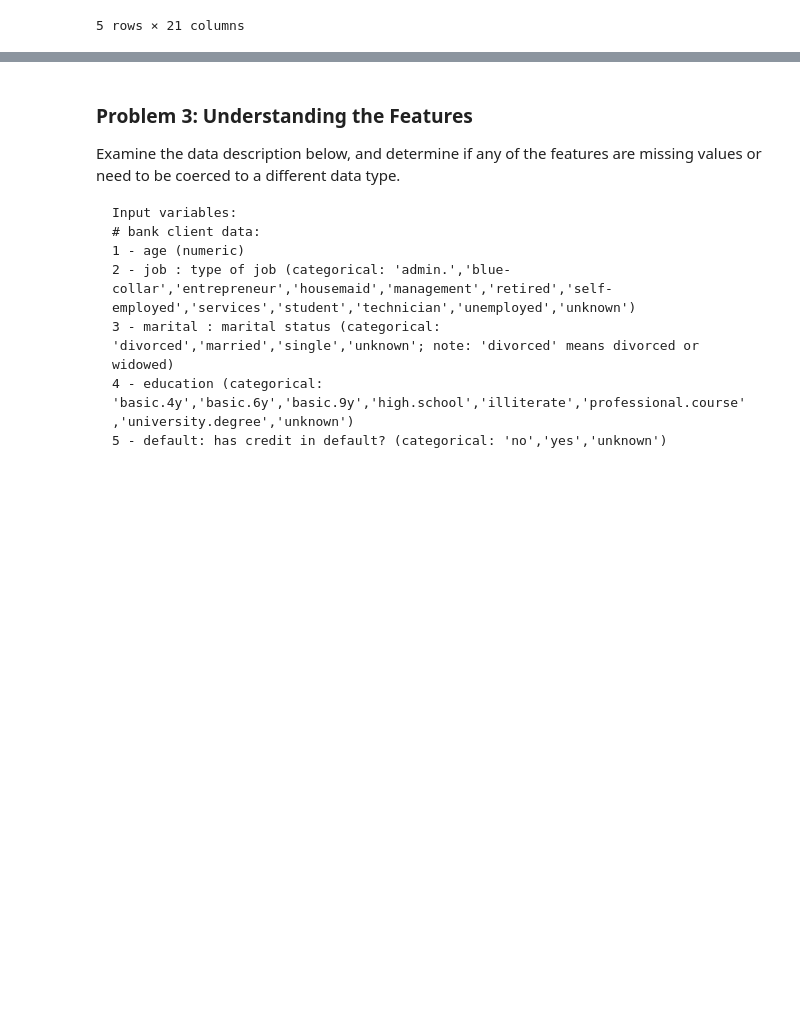
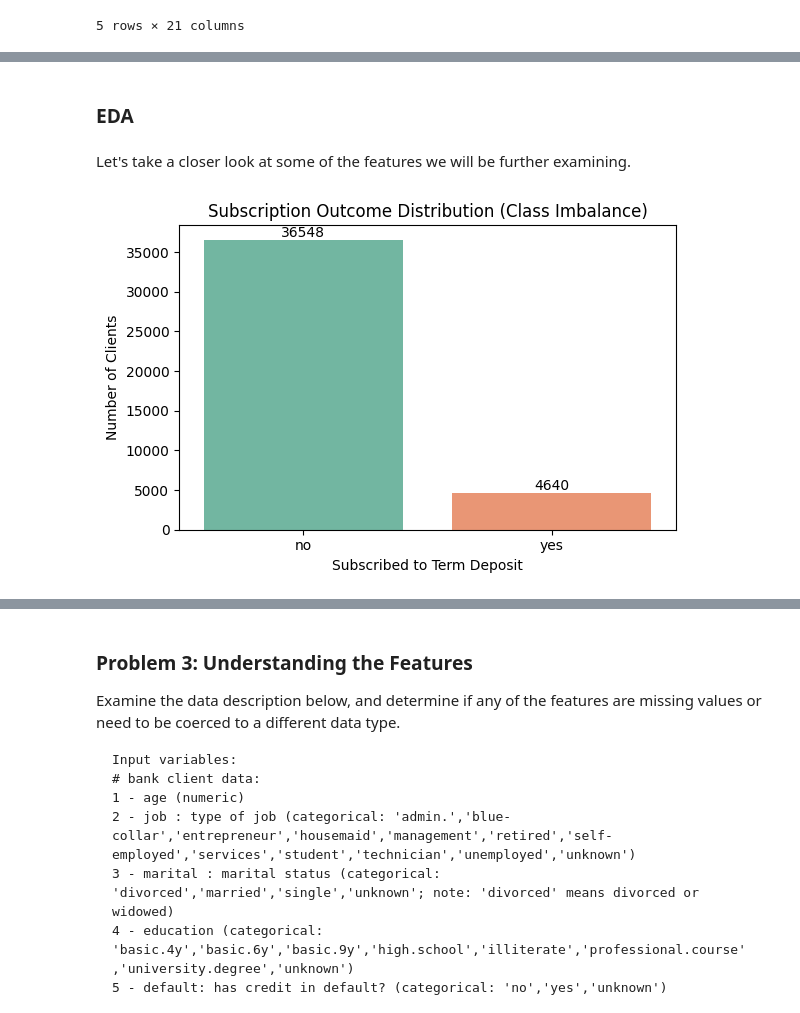
Before and after one commit to vipphan/practical-application-3, a Jupyter notebook: prompt_III.ipynb, the cells around one changed output, grey strips where cells are left out. Cells and saved outputs as stored; diff of their text form; code cells hidden in the pictures; blank space fills up the shorter version.

```diff
--- a/prompt_III.ipynb
+++ b/prompt_III.ipynb
@@ -43,0 +57,19 @@ df.head()
+# %% [markdown]
+### EDA
+# %% [markdown]
+Let's take a closer look at some of the features we will be further examining.
+# %%
+# Looking at target variable
+plt.figure(figsize=(6, 4))
+ax = sns.countplot(data=df, x='y', hue='y', palette='Set2', legend=False)
+plt.title('Subscription Outcome Distribution (Class Imbalance)')
+plt.xlabel('Subscribed to Term Deposit')
+plt.ylabel('Number of Clients')
+
+for container in ax.containers:
+    ax.bar_label(container)
+
+plt.tight_layout()
+plt.show()
+# %% [output]
+[figure, added]
```
Also changed, not shown: parts of 12 cells of this notebook.
